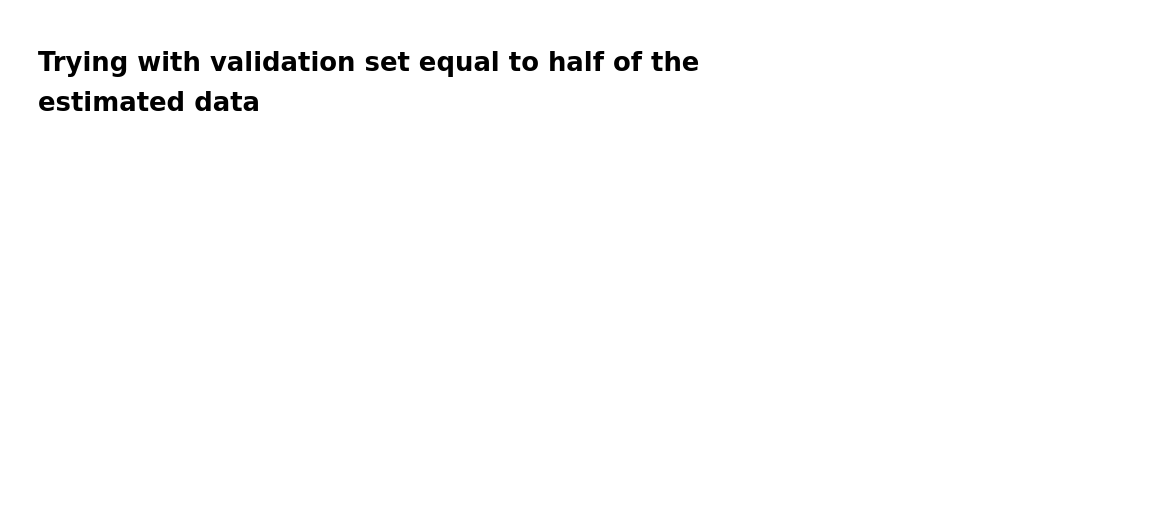
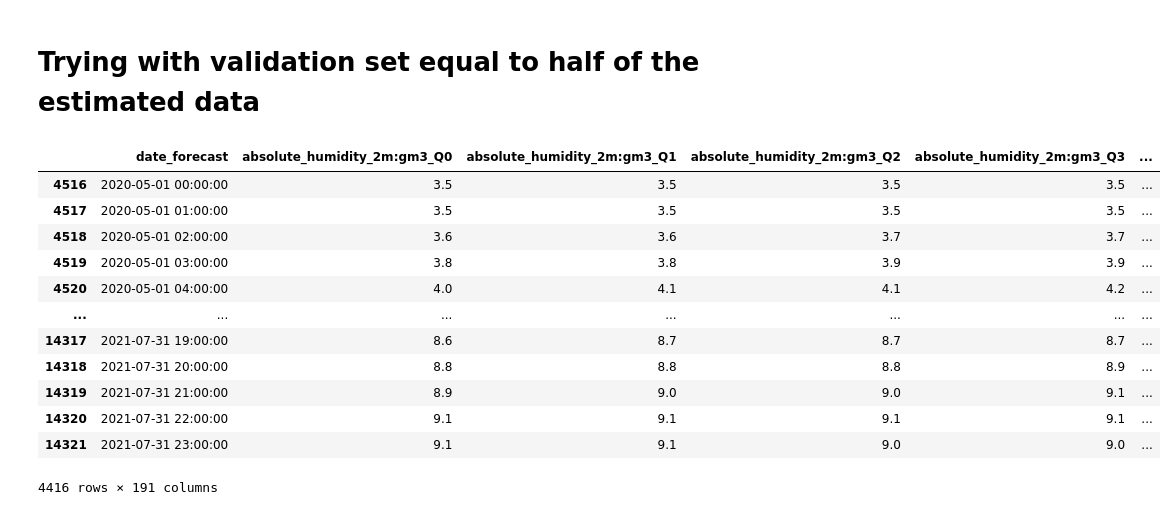
Before and after one commit to henningolweus/MLprosjekt, a Jupyter notebook: data/autogluon_quarterly_c.ipynb, the cells around one changed output. Drawn from its saved outputs; the diff is of its cells as text; code cells hidden in the pictures; blank space fills up the shorter version.

Commit message:
New train test split

```diff
--- a/data/autogluon_quarterly_c.ipynb
+++ b/data/autogluon_quarterly_c.ipynb
@@ -63,0 +35,19 @@ train_data_c.drop(columns= ['index'], inplace= True)
+# %%
+
+observed = train_data_c[train_data_c['observed'] == 1]
+true =observed[observed['forecast_month'].isin([5, 6, 7])]
+true
+# %% [output]
+|  | date_forecast | absolute_humidity_2m:gm3_Q0 | absolute_humidity_2m:gm3_Q1 | absolute_humidity_2m:gm3_Q2 | absolute_humidity_2m:gm3_Q3 | ... |
+| 4516 | 2020-05-01 00:00:00 | 3.5 | 3.5 | 3.5 | 3.5 | ... |
+| 4517 | 2020-05-01 01:00:00 | 3.5 | 3.5 | 3.5 | 3.5 | ... |
+| 4518 | 2020-05-01 02:00:00 | 3.6 | 3.6 | 3.7 | 3.7 | ... |
+| 4519 | 2020-05-01 03:00:00 | 3.8 | 3.8 | 3.9 | 3.9 | ... |
+| 4520 | 2020-05-01 04:00:00 | 4.0 | 4.1 | 4.1 | 4.2 | ... |
+| ... | ... | ... | ... | ... | ... | ... |
+| 14317 | 2021-07-31 19:00:00 | 8.6 | 8.7 | 8.7 | 8.7 | ... |
+| 14318 | 2021-07-31 20:00:00 | 8.8 | 8.8 | 8.8 | 8.9 | ... |
+| 14319 | 2021-07-31 21:00:00 | 8.9 | 9.0 | 9.0 | 9.1 | ... |
+| 14320 | 2021-07-31 22:00:00 | 9.1 | 9.1 | 9.1 | 9.1 | ... |
+| 14321 | 2021-07-31 23:00:00 | 9.1 | 9.1 | 9.0 | 9.0 | ... |
+4416 rows × 191 columns
```
Also changed, not shown: parts of 8 cells of this notebook, 9 other files.
